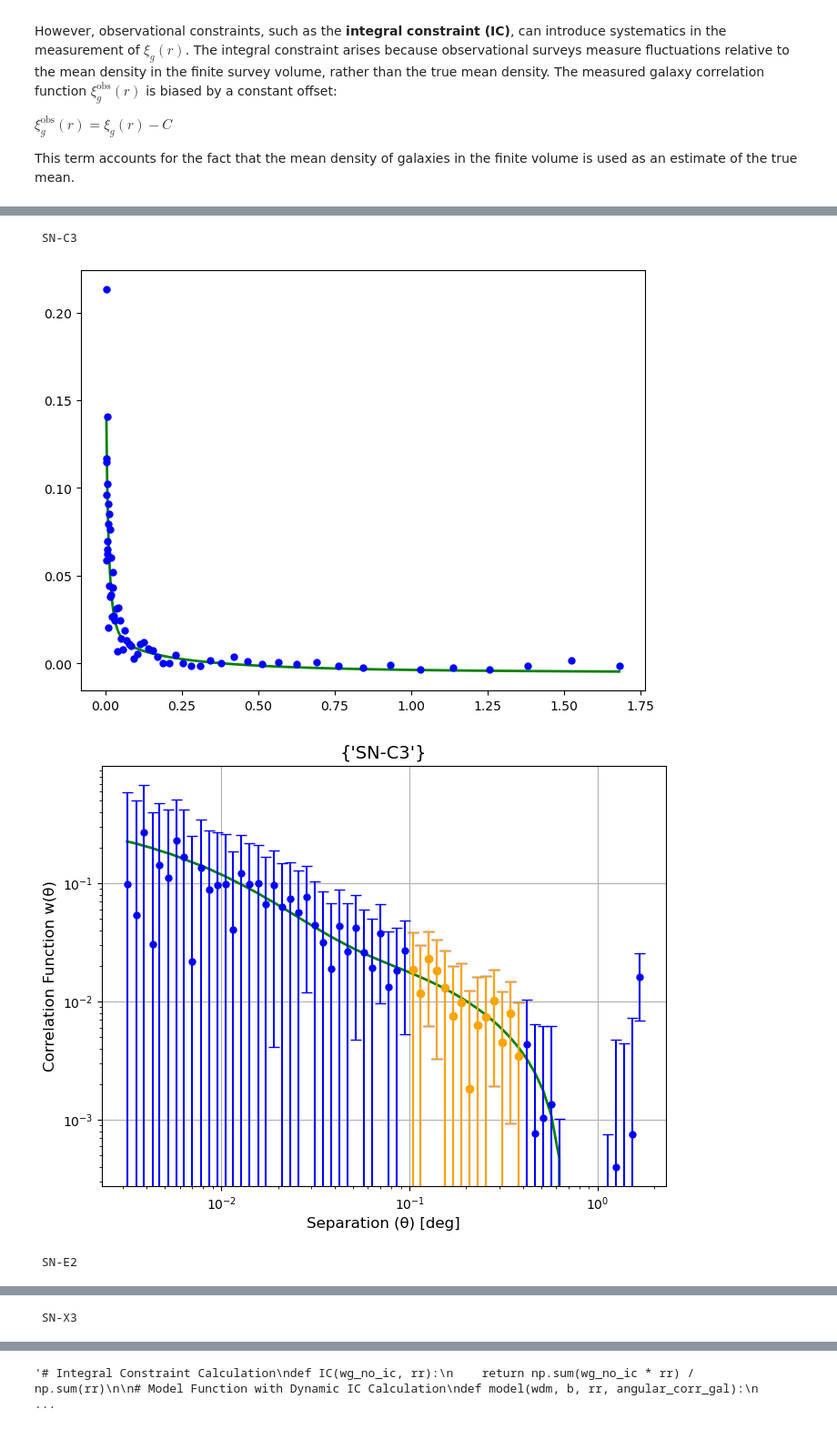
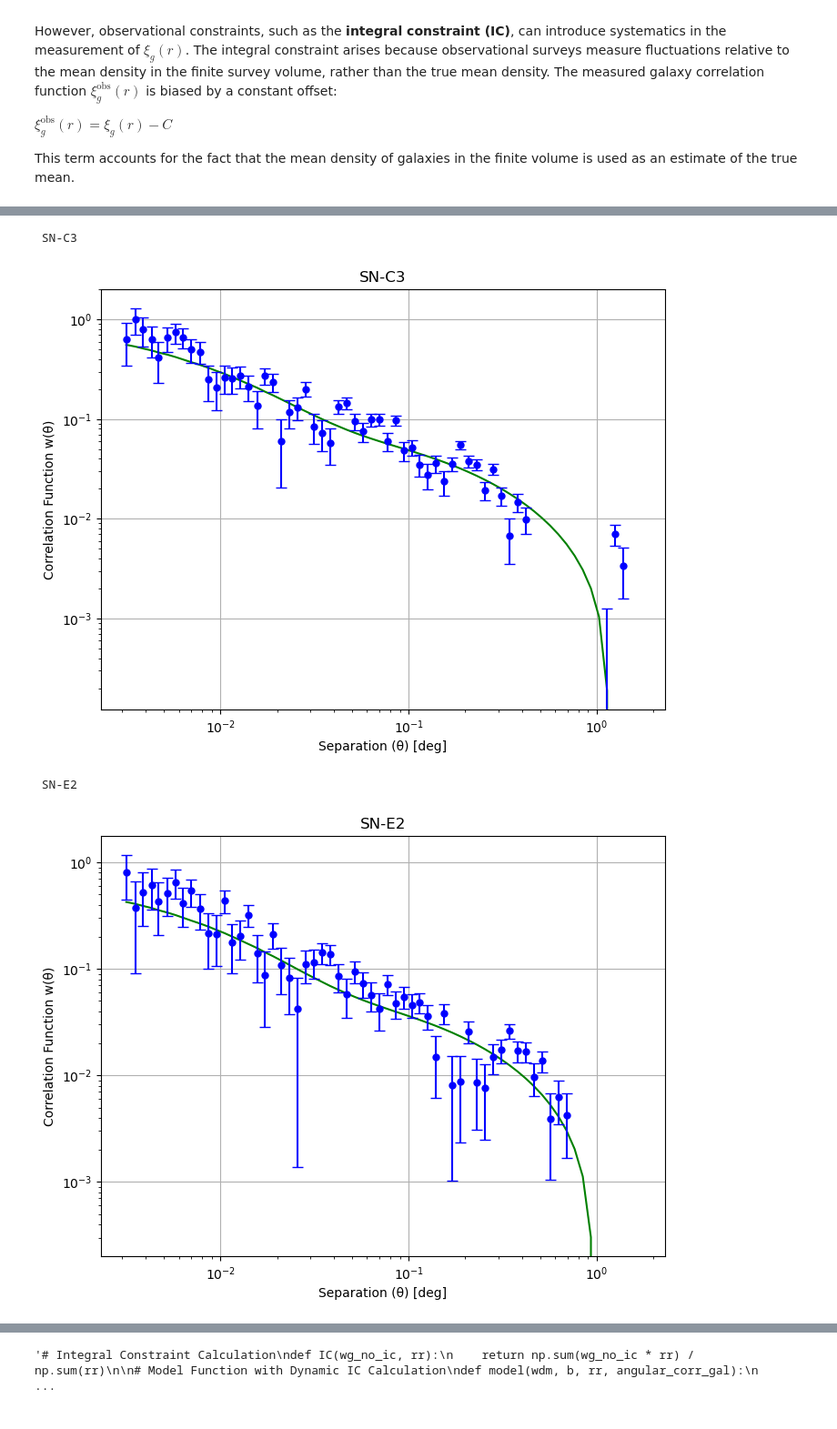
Before and after one commit to OtiliaIrina/Master_Thesis, a Jupyter notebook: Test.ipynb, the cells around one changed output, grey strips where cells are left out. Shown at 91% size. Drawn from its saved outputs; the diff is of its cells as text; code cells hidden in the pictures.

```diff
--- a/Test.ipynb
+++ b/Test.ipynb
@@ -70,7 +71,7 @@ w_thetas= []
 for i in range(21):
 
     data_SN_E2 = np.loadtxt(os.path.join(directory_SN_E2, f"SN_E2_{i}.txt"), comments='#')
-    data_SN_C3 = np.loadtxt(f"output_file_{i}.txt", comments='#')
+    data_SN_C3 = np.loadtxt(os.path.join(directory_SN_C3, f"SN_C3_{i}.txt"), comments='#')
     data_SN_X3 = np.loadtxt(os.path.join(directory_SN_X3, f"SN_X3_{i}.txt"), comments='#')
     data_COSMOS = np.loadtxt(os.path.join(directory_COSMOS, f"COSMOS_{i}.txt"), comments='#')
 
@@ -321,7 +318,7 @@ for i in range(21):
 
     # Error calculation for SN_E2
     fractional_error_SN_E2 = 1 / np.sqrt(sum_dd_SN_E2)
-    errorbars_SN_E2 = fractional_error_SN_E2 * (sum_dd_SN_E2 / sum_rr_SN_E2)
+    errorbars_SN_E2 = fractional_error_SN_E2 * (w_theta_SN_E2 + 1)
     w_theta_errors_SN_E2.append(errorbars_SN_E2)
 
     # --- SN_C3 ---
@@ -334,7 +331,7 @@ for i in range(21):
 
     # Error calculation for SN_C3
     fractional_error_SN_C3 = 1 / np.sqrt(sum_dd_SN_C3)
-    errorbars_SN_C3 = fractional_error_SN_C3 * (sum_dd_SN_C3 / sum_rr_SN_C3)
+    errorbars_SN_C3 = fractional_error_SN_C3 * (w_theta_SN_C3 +1)
     w_theta_errors_SN_C3.append(errorbars_SN_C3)
 
     # --- SN_X3 ---
@@ -347,7 +344,7 @@ for i in range(21):
 
     # Error calculation for SN_X3
     fractional_error_SN_X3 = 1 / np.sqrt(sum_dd_SN_X3)
-    errorbars_SN_X3 = fractional_error_SN_X3 * (sum_dd_SN_X3 / sum_rr_SN_X3)
+    errorbars_SN_X3 = fractional_error_SN_X3 * (w_theta_SN_X3 + 1)
     w_theta_errors_SN_X3.append(errorbars_SN_X3)
 
     # --- COSMOS ---
@@ -360,7 +357,7 @@ for i in range(21):
 
     # Error calculation for COSMOS
     fractional_error_COSMOS = 1 / np.sqrt(sum_dd_COSMOS)
-    errorbars_COSMOS = fractional_error_COSMOS * (sum_dd_COSMOS / sum_rr_COSMOS)
+    errorbars_COSMOS = fractional_error_COSMOS * (w_theta_COSMOS + 1)
     w_theta_errors_COSMOS.append(errorbars_COSMOS)
 
 """# Example output for verification
@@ -468,0 +466,16 @@ for i in range(4):
+# %%
+plt.figure(figsize=(8, 6))
+for i in range(4):
+
+    # model
+    plt.plot(theta, gg.angular_corr_matter * b[i]**2 - IC_list[i], label=names[i])
+
+
+plt.xscale('log')
+plt.yscale('log')
+plt.xlabel('Separation (θ) [deg]')
+plt.ylabel('Correlation Function w(θ)')
+plt.title('Model taking into account IC ')
+plt.grid(True)
+plt.legend()
+plt.show()
@@ -469,31 +484,28 @@ for i in range(4):
 # %%
 
 for i in range(4):
     print(f" {names[i]}")
 
-    plt.figure(figsize=(8, 6))  # Larger figure for clarity
+    plt.figure(figsize=(8, 6))
 
     # Bias fit line
-    plt.plot(theta, gg.angular_corr_matter * b[i]**2 - IC_list[i],
-             label='Bias Fit', color='green', linewidth=2)
+    plt.plot(theta, gg.angular_corr_matter * b[i]**2 - IC_list[i], label='Bias Fit', color='green')
 
     # Observed data without IC correction
-    plt.errorbar(theta, w_thetas[i], yerr=w_theta_errors[i],
-                 fmt='o', color='blue', capsize=4, markersize=5)
+    plt.errorbar(theta, w_theta_list[i][0], yerr=w_theta_error_list[i][0], fmt='o', color='blue', capsize=4, markersize=5)
 
     # Observed data with mask applied
-    plt.errorbar(theta[mask], w_thetas[i][mask], yerr=w_theta_errors[i][mask],
-                 fmt='o', color='orange',  capsize=4, markersize=6)
+    #plt.errorbar(theta[mask], w_thetas[i][mask], yerr=errors[i][mask], fmt='o', color='orange',  capsize=4, markersize=6)
 
     plt.xscale('log')
     plt.yscale('log')
-    plt.xlabel('Separation (θ) [deg]', fontsize=12)
-    plt.ylabel('Correlation Function w(θ)', fontsize=12)
-    plt.title({names[i]}, fontsize=14)
+    plt.xlabel('Separation (θ) [deg]')
+    plt.ylabel('Correlation Function w(θ)')
+    plt.title(names[i])
     plt.grid(True)
     plt.show()
 # %% [output]
  SN-C3
-[figure, old version]
+[figure, new version]
+ SN-E2
-[figure, old version]
+[figure, new version]
- SN-E2
@@ -501 +513,0 @@ for i in range(4):
- SN-X3
```
Also changed, not shown: parts of 16 cells of this notebook, 38 other files.
